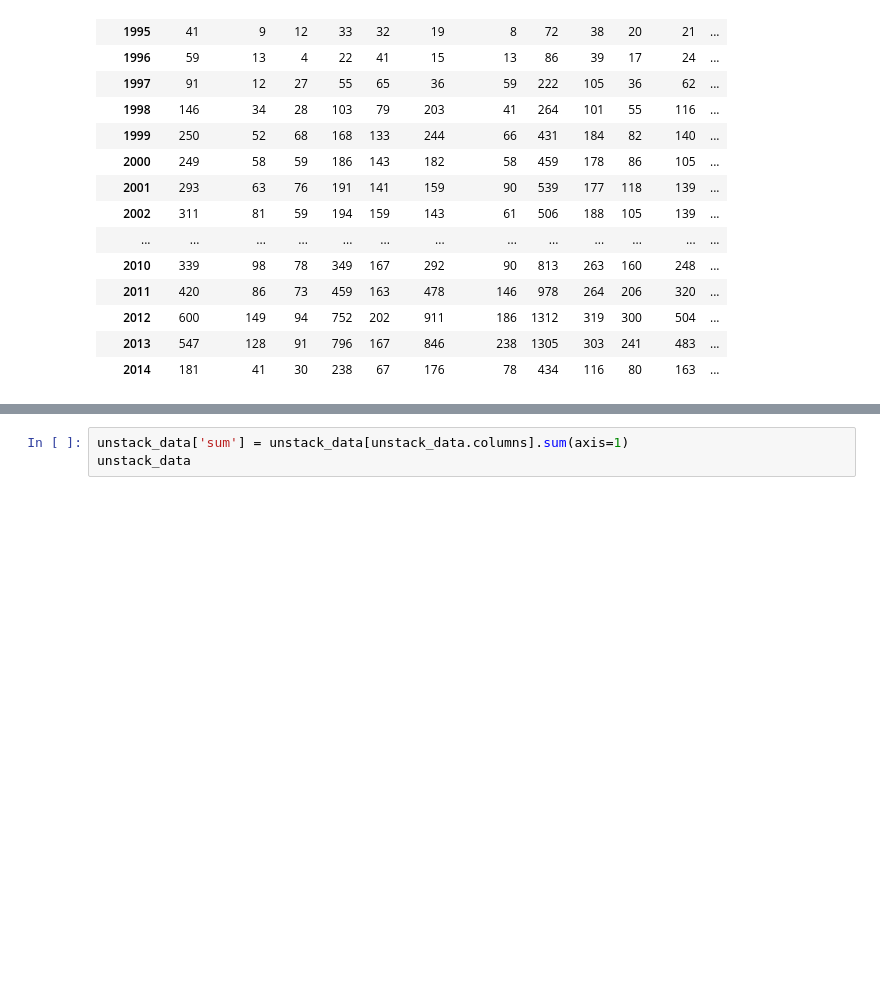
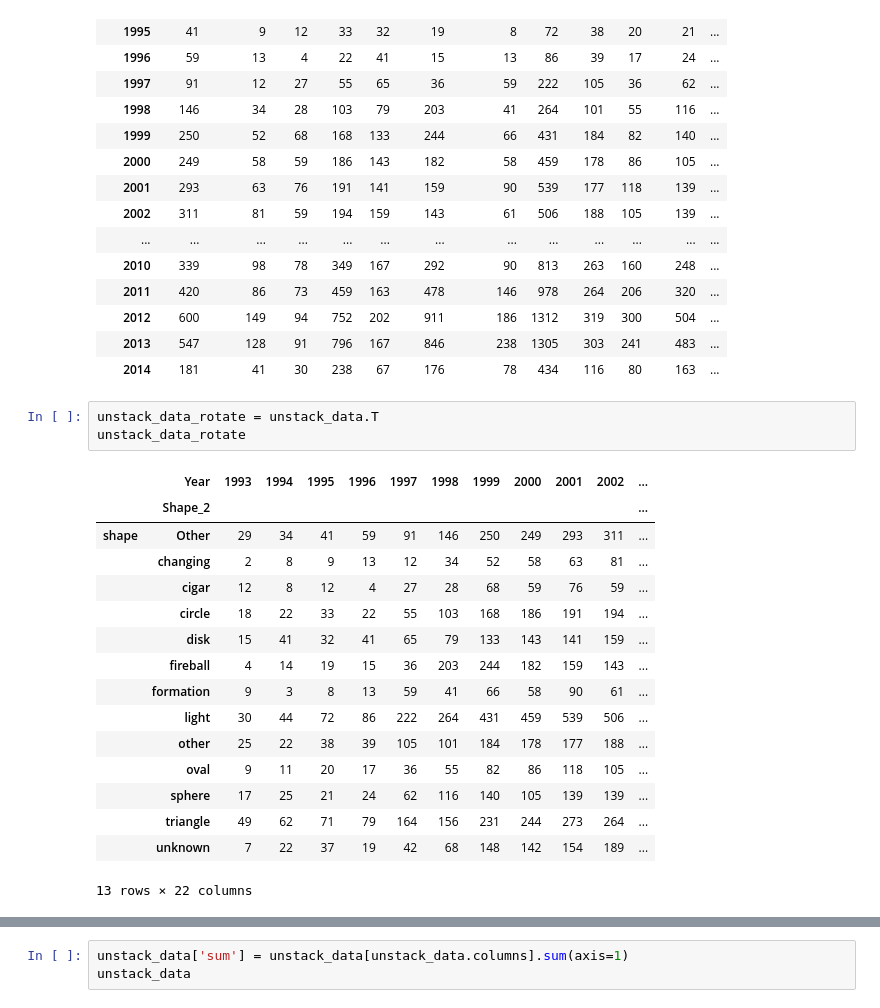
Before and after one commit to mmegancross/project-1-alien-analysis, a Jupyter notebook: UFO_dataset_trimmed.ipynb, the cells around one changed output, grey strips where cells are left out. Cells and saved outputs as stored; diff of their text form; blank space fills up the shorter version.

```diff
--- a/UFO_dataset_trimmed.ipynb
+++ b/UFO_dataset_trimmed.ipynb
@@ -556,3 +561,23 @@ unstack_data
 | 2012 | 600 | 149 | 94 | 752 | 202 | 911 | 186 | 1312 | 319 | 300 | 504 | ... |
 | 2013 | 547 | 128 | 91 | 796 | 167 | 846 | 238 | 1305 | 303 | 241 | 483 | ... |
 | 2014 | 181 | 41 | 30 | 238 | 67 | 176 | 78 | 434 | 116 | 80 | 163 | ... |
+# %%
+unstack_data_rotate = unstack_data.T
+unstack_data_rotate
+# %% [output]
+|  | Year | 1993 | 1994 | 1995 | 1996 | 1997 | 1998 | 1999 | 2000 | 2001 | 2002 | ... |
+|  | Shape_2 |  |  |  |  |  |  |  |  |  |  | ... |
+| shape | Other | 29 | 34 | 41 | 59 | 91 | 146 | 250 | 249 | 293 | 311 | ... |
+|  | changing | 2 | 8 | 9 | 13 | 12 | 34 | 52 | 58 | 63 | 81 | ... |
+|  | cigar | 12 | 8 | 12 | 4 | 27 | 28 | 68 | 59 | 76 | 59 | ... |
+|  | circle | 18 | 22 | 33 | 22 | 55 | 103 | 168 | 186 | 191 | 194 | ... |
+|  | disk | 15 | 41 | 32 | 41 | 65 | 79 | 133 | 143 | 141 | 159 | ... |
+|  | fireball | 4 | 14 | 19 | 15 | 36 | 203 | 244 | 182 | 159 | 143 | ... |
+|  | formation | 9 | 3 | 8 | 13 | 59 | 41 | 66 | 58 | 90 | 61 | ... |
+|  | light | 30 | 44 | 72 | 86 | 222 | 264 | 431 | 459 | 539 | 506 | ... |
+|  | other | 25 | 22 | 38 | 39 | 105 | 101 | 184 | 178 | 177 | 188 | ... |
+|  | oval | 9 | 11 | 20 | 17 | 36 | 55 | 82 | 86 | 118 | 105 | ... |
+|  | sphere | 17 | 25 | 21 | 24 | 62 | 116 | 140 | 105 | 139 | 139 | ... |
+|  | triangle | 49 | 62 | 71 | 79 | 164 | 156 | 231 | 244 | 273 | 264 | ... |
+|  | unknown | 7 | 22 | 37 | 19 | 42 | 68 | 148 | 142 | 154 | 189 | ... |
+13 rows × 22 columns
```
Also changed, not shown: parts of 7 cells of this notebook, 2 other files.
